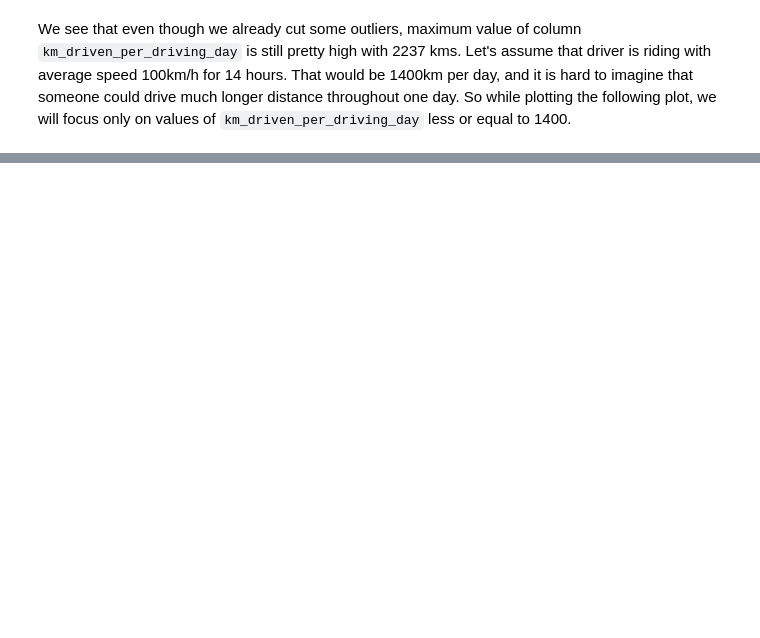
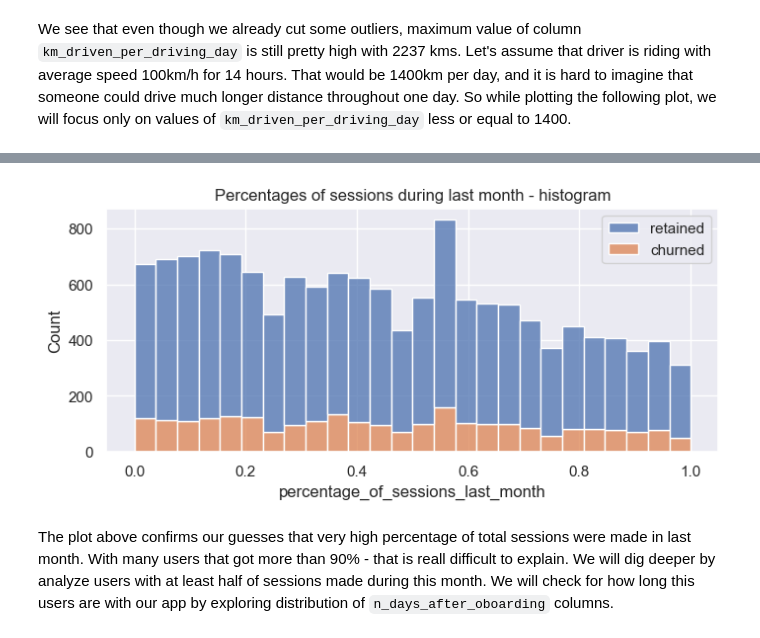
Before and after one commit to Damian-oo/Customer-Churn-Prediction-Waze-app, a Jupyter notebook: Waze Churn Project_full.ipynb, the cells around one changed output, grey strips where cells are left out. Drawn from its saved outputs; the diff is of its cells as text; code cells hidden in the pictures; blank space fills up the shorter version.

```diff
--- a/Waze Churn Project_full.ipynb
+++ b/Waze Churn Project_full.ipynb
@@ -711,0 +695,17 @@ plt.show();
+# %%
+fig, ax = plt.subplots(figsize=(8,3.2))
+sns.histplot(data=df_waze_0,
+             x="percentage_of_sessions_last_month",
+             #bins=range(0,1, 20),
+             hue='label',
+             multiple='stack',
+             legend = False,   # ignoring default legend
+             ax = ax)
+ax.set_ylabel('Count', rotation=90)
+ax.set_title('Percentages of sessions during last month - histogram')
+ax.legend(["churned", "retained"], reverse = True, loc='upper right')  # adding legend by plt, to set a location to upper right
+plt.show();
+# %% [output]
+[figure, added]
+# %% [markdown]
+The plot above confirms our guesses that very high percentage of total sessions were made in last month. With many users that got more than 90% - that is reall difficult to explain. We will dig deeper by analyze users with at least half of sessions made during this month. We will check for how long this users are with our app by exploring distribution of `n_days_after_oboarding` columns.
```
Also changed, not shown: parts of 35 cells of this notebook.
